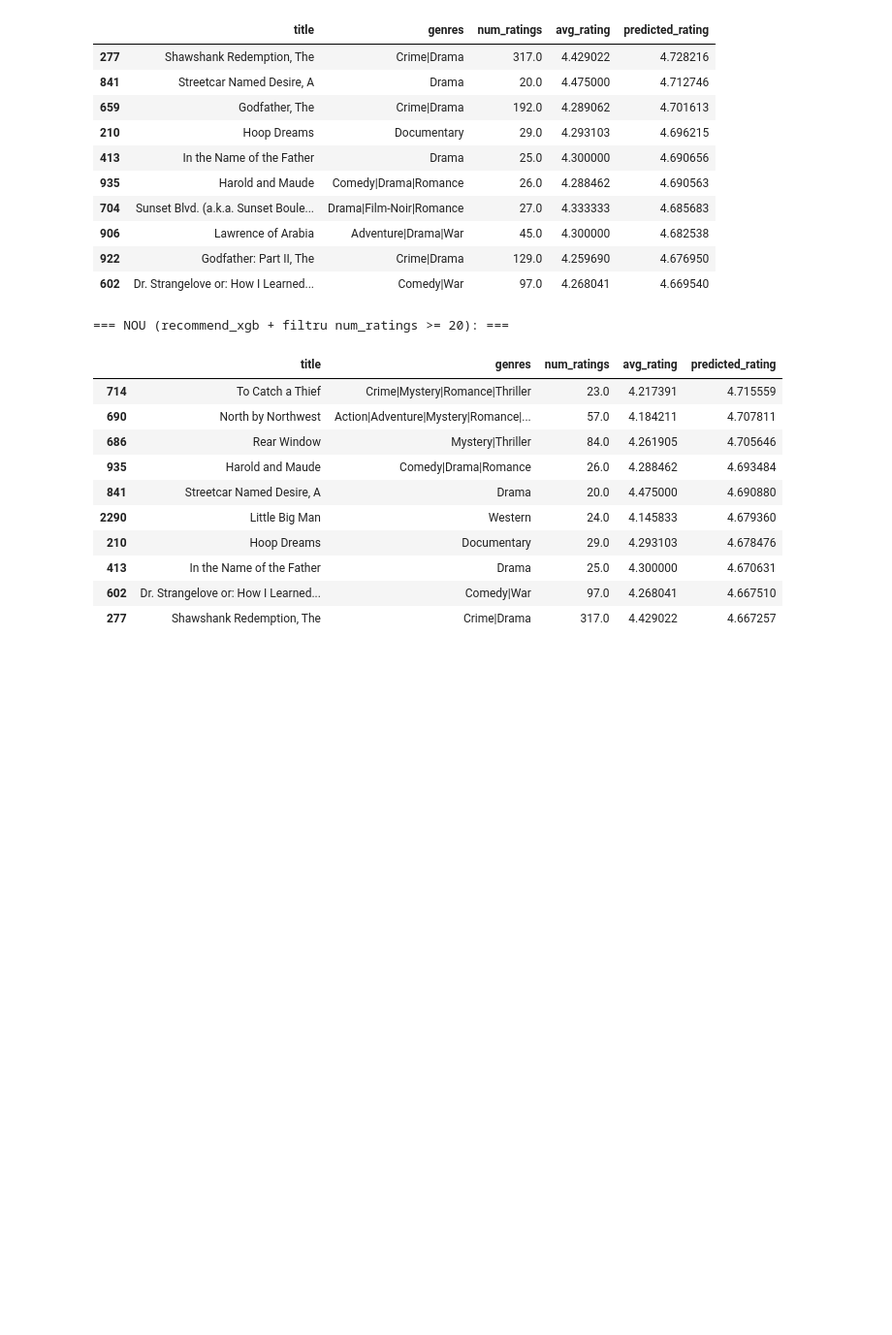
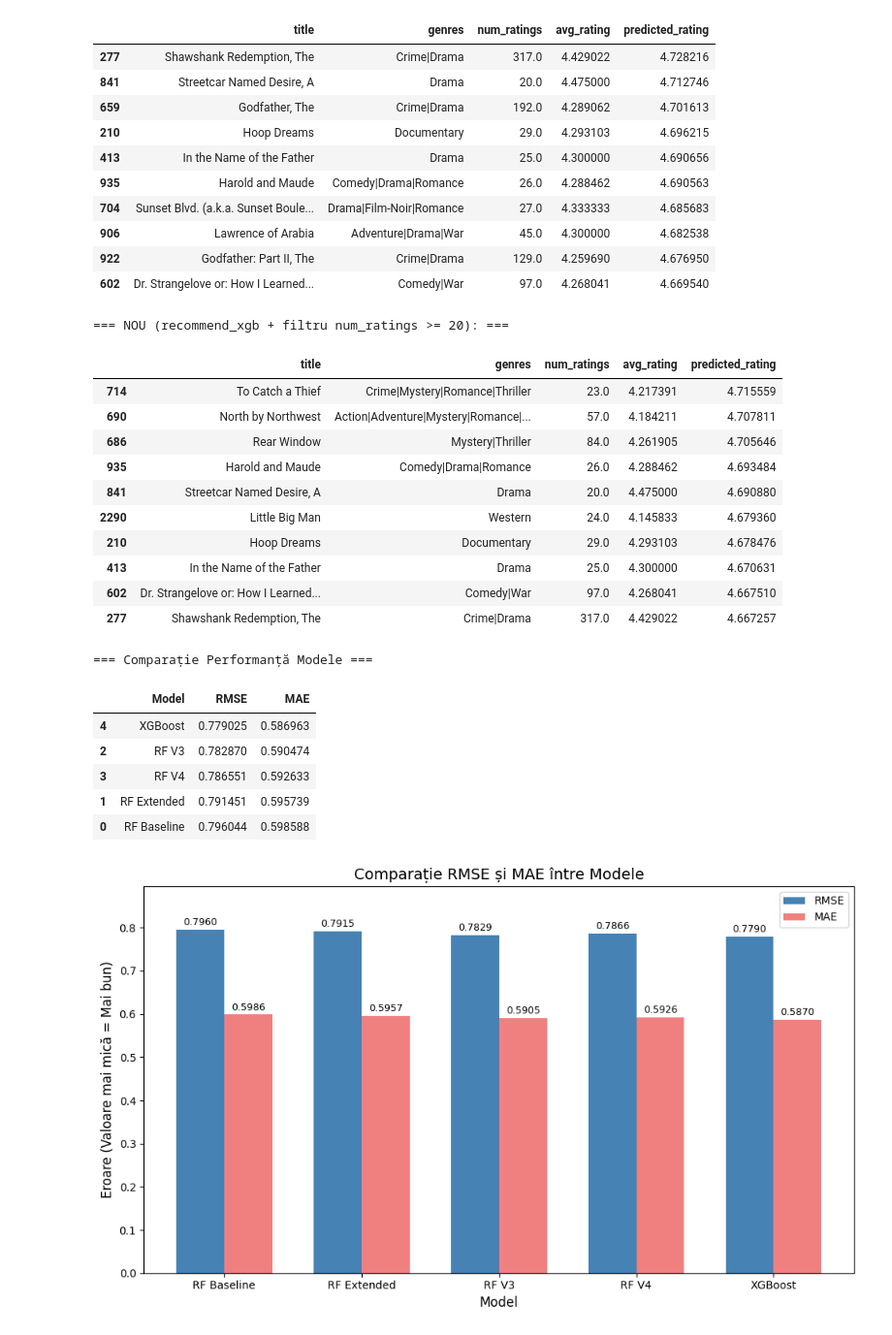
Before and after one commit to Alexandorel/ML-Product-Recommendation, a Jupyter notebook: src/python.ipynb, the cells around one changed output. Shown at 97% size. Cells and saved outputs as stored; diff of their text form; code cells hidden in the pictures; blank space fills up the shorter version.

Commit message:
Comparatie RF si XGBoost

```diff
--- a/src/python.ipynb
+++ b/src/python.ipynb
@@ -1433,3 +1433,57 @@ display(recommend_xgb(user_id=1, n=10, min_num_ratings=20))
 | 413 | In the Name of the Father | Drama | 25.0 | 4.300000 | 4.670631 |
 | 602 | Dr. Strangelove or: How I Learned... | Comedy|War | 97.0 | 4.268041 | 4.667510 |
 | 277 | Shawshank Redemption, The | Crime|Drama | 317.0 | 4.429022 | 4.667257 |
+# %%
+import pandas as pd
+import matplotlib.pyplot as plt
+import seaborn as sns
+
+# Creăm un DataFrame cu rezultatele modelelor pentru comparație
+comparison_data = {
+    'Model': ['RF Baseline', 'RF Extended', 'RF V3', 'RF V4', 'XGBoost'],
+    'RMSE': [rmse, rmse_ext, rmse_v3, rmse_v4, rmse_xgb],
+    'MAE': [mae, mae_ext, mae_v3, mae_v4, mae_xgb]
+}
+
+df_comparison = pd.DataFrame(comparison_data)
+
+print("=== Comparație Performanță Modele ===")
+display(df_comparison.sort_values(by='RMSE'))
+
+# Vizualizare grafică a comparației
+plt.figure(figsize=(10, 6))
+
+# Setăm lățimea barelor
+bar_width = 0.35
+index = range(len(df_comparison))
+
+# Plotăm RMSE și MAE
+bars1 = plt.bar([i - bar_width/2 for i in index], df_comparison['RMSE'], bar_width, label='RMSE', color='steelblue')
+bars2 = plt.bar([i + bar_width/2 for i in index], df_comparison['MAE'], bar_width, label='MAE', color='lightcoral')
+
+plt.xlabel('Model', fontsize=12)
+plt.ylabel('Eroare (Valoare mai mică = Mai bun)', fontsize=12)
+plt.title('Comparație RMSE și MAE între Modele', fontsize=14)
+plt.xticks(index, df_comparison['Model'])
+plt.legend()
+
+# Adăugăm valorile pe bare pentru a fi mai ușor de citit
+for bar in bars1:
+    yval = bar.get_height()
+    plt.text(bar.get_x() + bar.get_width()/2, yval + 0.005, f'{yval:.4f}', ha='center', va='bottom', fontsize=9)
+for bar in bars2:
+    yval = bar.get_height()
+    plt.text(bar.get_x() + bar.get_width()/2, yval + 0.005, f'{yval:.4f}', ha='center', va='bottom', fontsize=9)
+
+plt.ylim(0, max(df_comparison['RMSE']) + 0.1)
+plt.tight_layout()
+plt.show()
+# %% [output]
+=== Comparație Performanță Modele ===
+|  | Model | RMSE | MAE |
+| 4 | XGBoost | 0.779025 | 0.586963 |
+| 2 | RF V3 | 0.782870 | 0.590474 |
+| 3 | RF V4 | 0.786551 | 0.592633 |
+| 1 | RF Extended | 0.791451 | 0.595739 |
+| 0 | RF Baseline | 0.796044 | 0.598588 |
+[figure, added]
```
